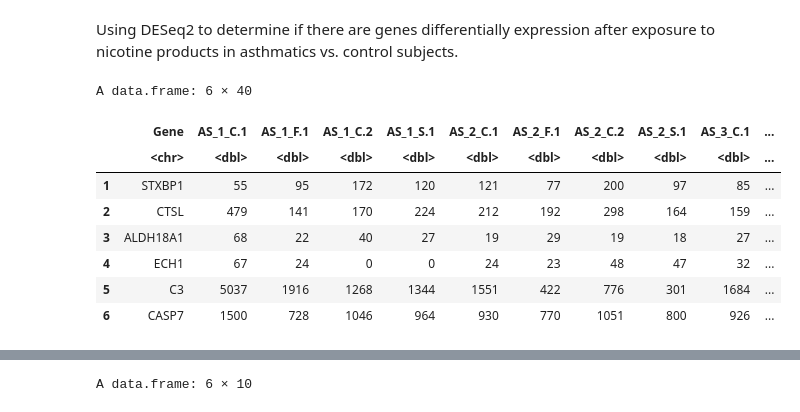
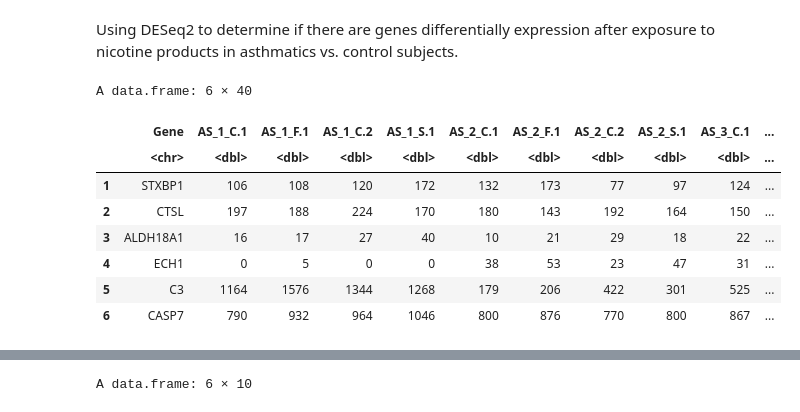
Before and after one commit to UNC-CEMALB/P1005_Miscellaneous-Analyses, a Jupyter notebook: P1005.4. Yael RNASeq Grant/Yael DESeq2.ipynb, the cells around one changed output, grey strips where cells are left out. Saved outputs shown, nothing was run; the diff lists cells and outputs as text; code cells hidden in the pictures.

```diff
--- a/P1005.4. Yael RNASeq Grant/Yael DESeq2.ipynb
+++ b/P1005.4. Yael RNASeq Grant/Yael DESeq2.ipynb
@@ -1,6 +1,6 @@
 # %%
 Output = ('/Users/alexis/Library/CloudStorage/OneDrive-UniversityofNorthCarolinaatChapelHill/CEMALB_DataAnalysisPM/Projects/P1005. Miscellaneous Analyses/P1005.5. Yael RNAseq Grant/P1005.5.3. Analyses/P1005.5.3.1 DESeq2/Output')
-cur_date = "010824"
+cur_date = "010924"
 
 library(readxl)
 library(openxlsx)
@@ -13,7 +13,7 @@ library(pheatmap)
 library(DESeq2)
 
 # reading in files
-counts_df = data.frame(read_excel("Input/Yael_Counts_120223.xlsx"))
+count_df = data.frame(read_excel("Input/Yael_Counts_120223.xlsx"))
 subject_info_df = data.frame(read_excel("Input/SubjectInfo_120223.xlsx", sheet = 2))
 asthma_gene_list_df = data.frame(read_excel("Input/Paper Gene List.xlsx"))
 # %% [output]
@@ -71,23 +71,21 @@ Using DESeq2 to determine if there are genes differentially expression after exp
 # %%
 # first replacing the column names in the count df with sample ids that are more descriptive of the subjects
 # also filtering for asthma genes
-counts_df = counts_df %>%
+cleaned_count_df = count_df %>%
     separate(Gene, sep = "_", c("Gene", NA)) %>%
     # only subsetting for asthma genes we're interested in
-    filter(Gene %in% asthma_gene_list_df$Gene.Symbol)
-    # column_to_rownames(var = "Gene") %>%
-    # # reordering cols so that they match the order in the subject info df
-    # relocate(subject_info_df$Original_Sample_ID)
+    filter(Gene %in% asthma_gene_list_df$Gene.Symbol) %>%
+    relocate(.after = Gene, subject_info_df$Original_Sample_ID)
 
-colnames(counts_df)[2:40] = subject_info_df$Sample_ID
-head(counts_df)
+colnames(cleaned_count_df)[2:40] = subject_info_df$Sample_ID
+head(cleaned_count_df)
 # %% [output]
 A data.frame: 6 × 40
 |  | Gene | AS_1_C.1 | AS_1_F.1 | AS_1_C.2 | AS_1_S.1 | AS_2_C.1 | AS_2_F.1 | AS_2_C.2 | AS_2_S.1 | AS_3_C.1 | ... |
 |  | <chr> | <dbl> | <dbl> | <dbl> | <dbl> | <dbl> | <dbl> | <dbl> | <dbl> | <dbl> | ... |
-| 1 | STXBP1 | 55 | 95 | 172 | 120 | 121 | 77 | 200 | 97 | 85 | ... |
-| 2 | CTSL | 479 | 141 | 170 | 224 | 212 | 192 | 298 | 164 | 159 | ... |
-| 3 | ALDH18A1 | 68 | 22 | 40 | 27 | 19 | 29 | 19 | 18 | 27 | ... |
-| 4 | ECH1 | 67 | 24 | 0 | 0 | 24 | 23 | 48 | 47 | 32 | ... |
-| 5 | C3 | 5037 | 1916 | 1268 | 1344 | 1551 | 422 | 776 | 301 | 1684 | ... |
-| 6 | CASP7 | 1500 | 728 | 1046 | 964 | 930 | 770 | 1051 | 800 | 926 | ... |
+| 1 | STXBP1 | 106 | 108 | 120 | 172 | 132 | 173 | 77 | 97 | 124 | ... |
+| 2 | CTSL | 197 | 188 | 224 | 170 | 180 | 143 | 192 | 164 | 150 | ... |
+| 3 | ALDH18A1 | 16 | 17 | 27 | 40 | 10 | 21 | 29 | 18 | 22 | ... |
+| 4 | ECH1 | 0 | 5 | 0 | 0 | 38 | 53 | 23 | 47 | 31 | ... |
+| 5 | C3 | 1164 | 1576 | 1344 | 1268 | 179 | 206 | 422 | 301 | 525 | ... |
+| 6 | CASP7 | 790 | 932 | 964 | 1046 | 800 | 876 | 770 | 800 | 867 | ... |
```
Also changed, not shown: parts of 30 cells of this notebook.
